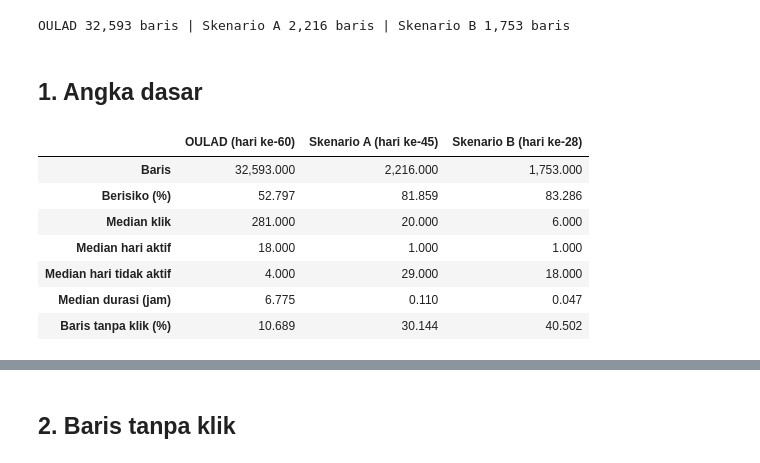
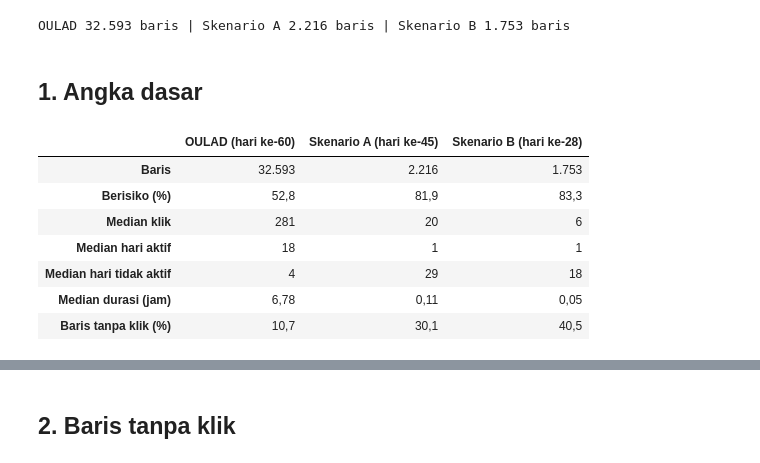
Before and after one commit to RuneSong-ctrl/Model-BK-Ews, a Jupyter notebook: EDA_OULAD_vs_Sekolah.ipynb, the cells around one changed output, grey strips where cells are left out. Saved outputs shown, nothing was run; the diff lists cells and outputs as text; code cells hidden in the pictures.

```diff
--- a/EDA_OULAD_vs_Sekolah.ipynb
+++ b/EDA_OULAD_vs_Sekolah.ipynb
@@ -24,7 +30,10 @@ plt.rcParams.update({"figure.facecolor": PERMUKAAN, "axes.facecolor": PERMUKAAN,
     "axes.edgecolor": GRID, "axes.grid": True, "grid.color": GRID, "grid.linewidth": .7, "axes.axisbelow": True,
     "axes.spines.top": False, "axes.spines.right": False, "axes.titlesize": 11, "axes.titleweight": "bold",
     "axes.titlelocation": "left", "lines.linewidth": 2, "legend.frameon": False})
-pd.set_option("display.float_format", lambda v: f"{v:,.3f}")
+def id_angka(v, d=2):
+    """Format Indonesia: titik untuk ribuan, koma untuk desimal."""
+    return "—" if pd.isna(v) else f"{v:,.{d}f}".translate(str.maketrans(",.", ".,"))
+pd.set_option("display.float_format", id_angka)
 # %%
 # Data OULAD dibaca dari CSV asli, lalu dihitung dengan fungsi fitur yang sama dengan prototipe
 D = Path("baseline_oulad")
@@ -40,23 +49,25 @@ csv_a = pd.read_csv("data_kokar/fitur_kokar_hari45_anonim.csv")
 sek_a = csv_a[KOLOM].copy()
 tabel = load_tables("../exp_kokar.sql", "data_kokar/tables")
 sek_b = build_dataset(tabel, cut_off=28, label_after_cutoff=True)[KOLOM].copy()
-print(f"OULAD {len(oulad):,} baris | Skenario A {len(sek_a):,} baris | Skenario B {len(sek_b):,} baris")
+print(f"OULAD {id_angka(len(oulad), 0)} baris | Skenario A {id_angka(len(sek_a), 0)} baris | Skenario B {id_angka(len(sek_b), 0)} baris")
 # %% [output]
-OULAD 32,593 baris | Skenario A 2,216 baris | Skenario B 1,753 baris
+OULAD 32.593 baris | Skenario A 2.216 baris | Skenario B 1.753 baris
 # %% [markdown]
 ## 1. Angka dasar
 # %%
 def ringkas(d):
     return {"Baris": len(d), "Berisiko (%)": d.is_at_risk.mean() * 100, "Median klik": d.total_clicks.median(),
             "Median hari aktif": d.active_days.median(), "Median hari tidak aktif": d.days_inactive.median(),
             "Median durasi (jam)": d.course_duration_hours.median(), "Baris tanpa klik (%)": (d.total_clicks == 0).mean() * 100}
-pd.DataFrame({"OULAD (hari ke-60)": ringkas(oulad), "Skenario A (hari ke-45)": ringkas(sek_a), "Skenario B (hari ke-28)": ringkas(sek_b)})
+desimal = {"Baris": 0, "Berisiko (%)": 1, "Median klik": 0, "Median hari aktif": 0, "Median hari tidak aktif": 0, "Median durasi (jam)": 2, "Baris tanpa klik (%)": 1}
+tabel_dasar = pd.DataFrame({"OULAD (hari ke-60)": ringkas(oulad), "Skenario A (hari ke-45)": ringkas(sek_a), "Skenario B (hari ke-28)": ringkas(sek_b)})
+tabel_dasar.apply(lambda baris: baris.map(lambda v: id_angka(v, desimal[baris.name])), axis=1)
 # %% [output]
 |  | OULAD (hari ke-60) | Skenario A (hari ke-45) | Skenario B (hari ke-28) |
-| Baris | 32,593.000 | 2,216.000 | 1,753.000 |
-| Berisiko (%) | 52.797 | 81.859 | 83.286 |
-| Median klik | 281.000 | 20.000 | 6.000 |
-| Median hari aktif | 18.000 | 1.000 | 1.000 |
-| Median hari tidak aktif | 4.000 | 29.000 | 18.000 |
-| Median durasi (jam) | 6.775 | 0.110 | 0.047 |
-| Baris tanpa klik (%) | 10.689 | 30.144 | 40.502 |
+| Baris | 32.593 | 2.216 | 1.753 |
+| Berisiko (%) | 52,8 | 81,9 | 83,3 |
+| Median klik | 281 | 20 | 6 |
+| Median hari aktif | 18 | 1 | 1 |
+| Median hari tidak aktif | 4 | 29 | 18 |
+| Median durasi (jam) | 6,78 | 0,11 | 0,05 |
+| Baris tanpa klik (%) | 10,7 | 30,1 | 40,5 |
```
Also changed, not shown: parts of 13 cells of this notebook.
